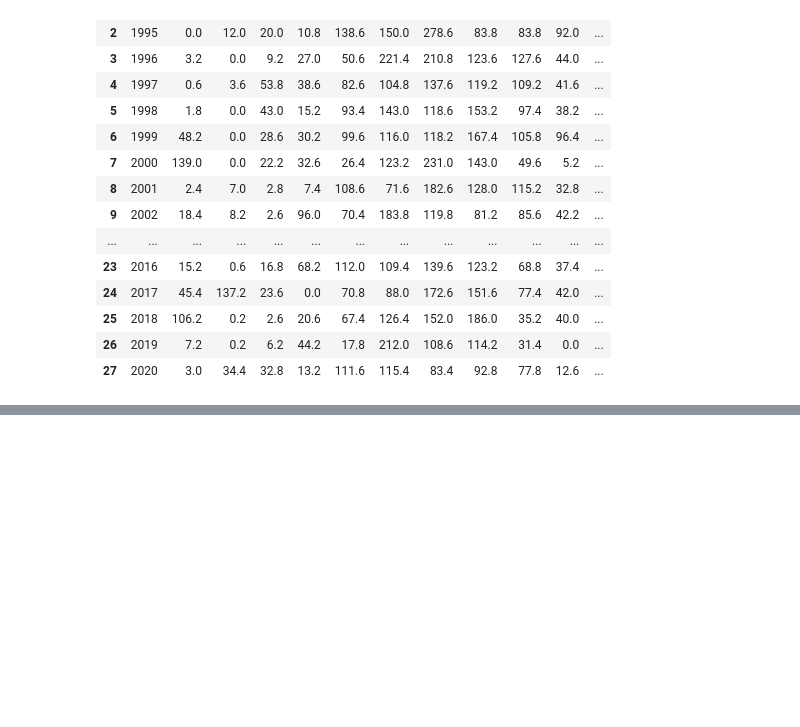
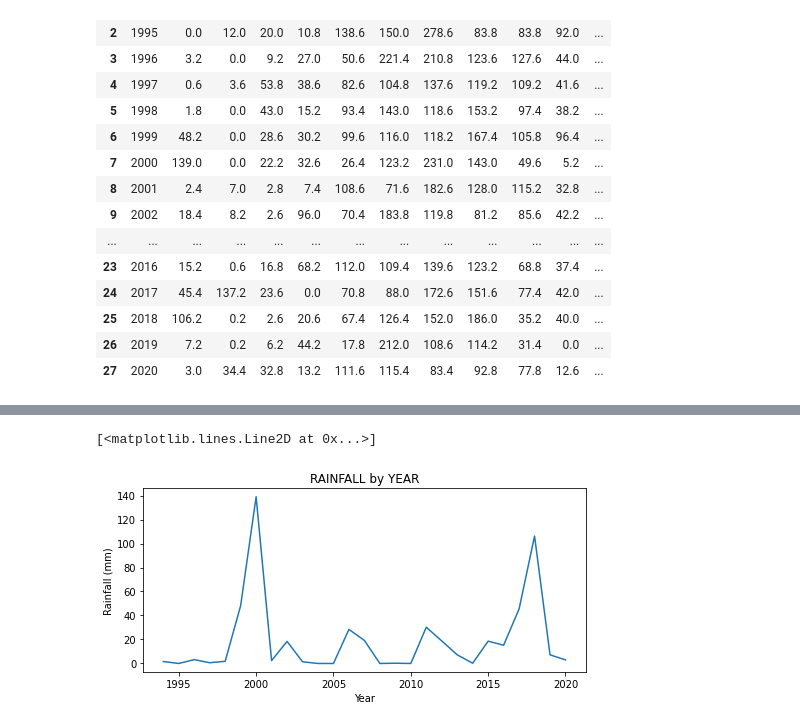
Before and after one commit to DaveWates/Extended-Learning-Portfolio, a Jupyter notebook: Rainfall.ipynb, the cells around one changed output, grey strips where cells are left out. Cells and saved outputs as stored; diff of their text form; code cells hidden in the pictures; blank space fills up the shorter version.

Commit message:
More work on rainfall

```diff
--- a/Rainfall.ipynb
+++ b/Rainfall.ipynb
@@ -207,0 +317,10 @@ ave_Yrly_RF()
+# %%
+
+data = np.genfromtxt("rainfall.csv", delimiter=",", names=["x", "y"])
+plt.title ("RAINFALL by YEAR")
+plt.xlabel("Year")
+plt.ylabel("Rainfall (mm)")
+plt.plot(data['x'], data['y'])
+# %% [output]
+[<matplotlib.lines.Line2D at 0x...>]
+[figure, added]
```
Also changed, not shown: parts of 8 cells of this notebook.
